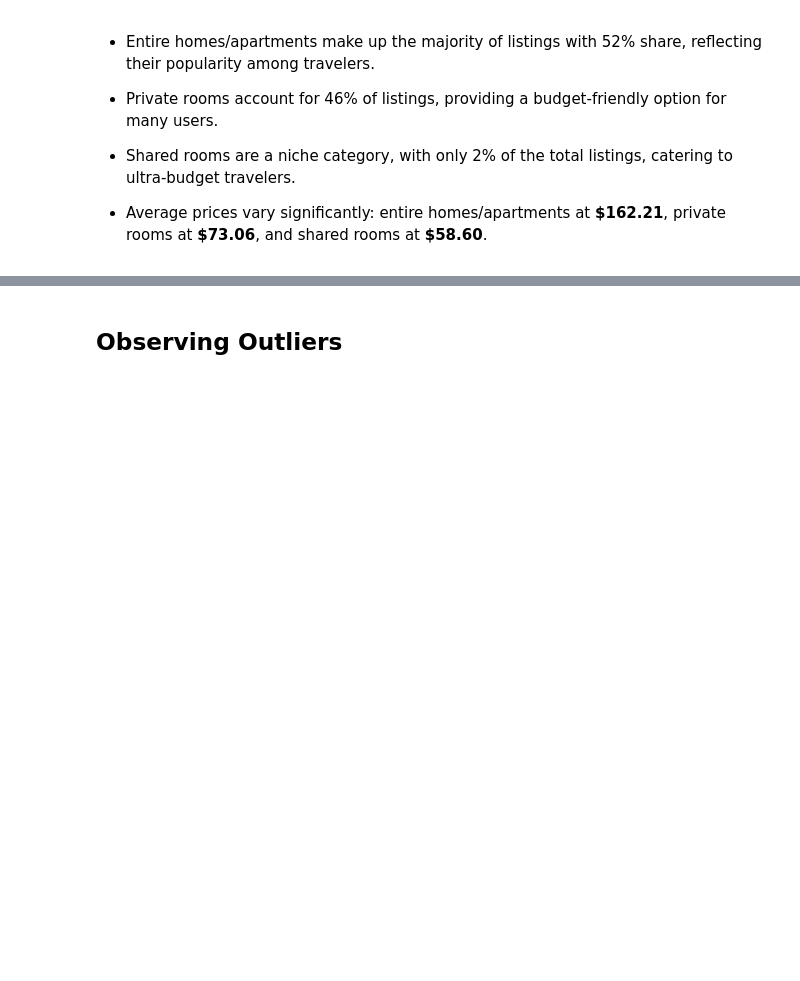
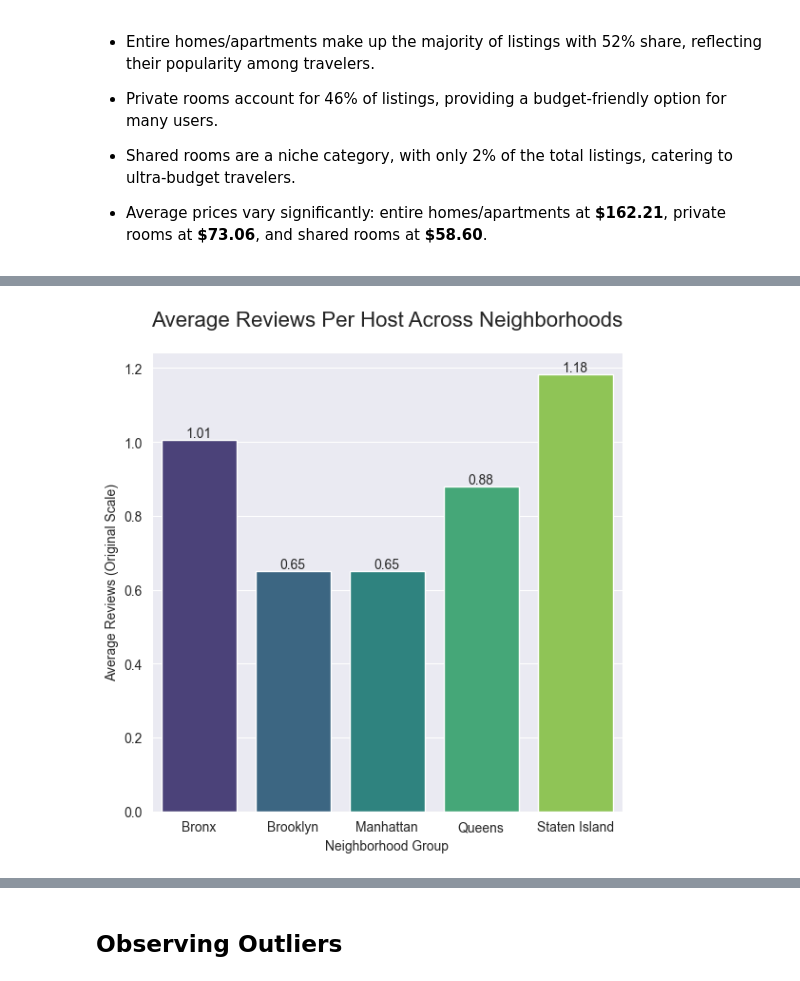
Before and after one commit to pandey-rakshit/Airbnb_nyc_analysis, a Jupyter notebook: Airbnb_analysis.ipynb, the cells around one changed output, grey strips where cells are left out. Saved outputs shown, nothing was run; the diff lists cells and outputs as text; code cells hidden in the pictures; blank space fills up the shorter version.

```diff
--- a/Airbnb_analysis.ipynb
+++ b/Airbnb_analysis.ipynb
@@ -1301,0 +1424,13 @@ plt.show()
+# %%
+# Average Reviews per host across neighbourhoods
+
+# Group by neighborhood group and host, and calculate the mean review frequency for each host
+host_reviews = df1.groupby(['neighbourhood_group', 'host_id'])['reviews_per_month'].mean().reset_index(name='avg_reviews_per_host')
+
+# Group by neighborhood to calculate the average of all hosts in each group
+neighborhood_avg_reviews = host_reviews.groupby('neighbourhood_group')['avg_reviews_per_host'].mean().reset_index()
+
+# Add reverse log1p if data was transformed
+neighborhood_avg_reviews['avg_reviews_original_scale'] = np.expm1(neighborhood_avg_reviews['avg_reviews_per_host'])
+
+neighborhood_avg_reviews
@@ -1301,0 +1444,17 @@ plt.show()
+# %%
+
+chart_obj = [{
+    'plot_function': plot_functions['bar'],
+    'title': 'Average Reviews Per Host Across Neighborhoods',
+    'xlabel': 'Neighborhood Group',
+    'ylabel': 'Average Reviews (Original Scale)',
+    'x': neighborhood_avg_reviews['neighbourhood_group'],
+    'y': neighborhood_avg_reviews['avg_reviews_original_scale'],
+    'kwargs': {'errorbar': None, 'hue':  neighborhood_avg_reviews['neighbourhood_group'], 'palette': 'viridis'}
+
+}]
+
+visualize_chart(chart_obj, nrows=1, ncols=2)
+plt.show()
+# %% [output]
+[figure, added]
```
Also changed, not shown: parts of 34 cells of this notebook.
